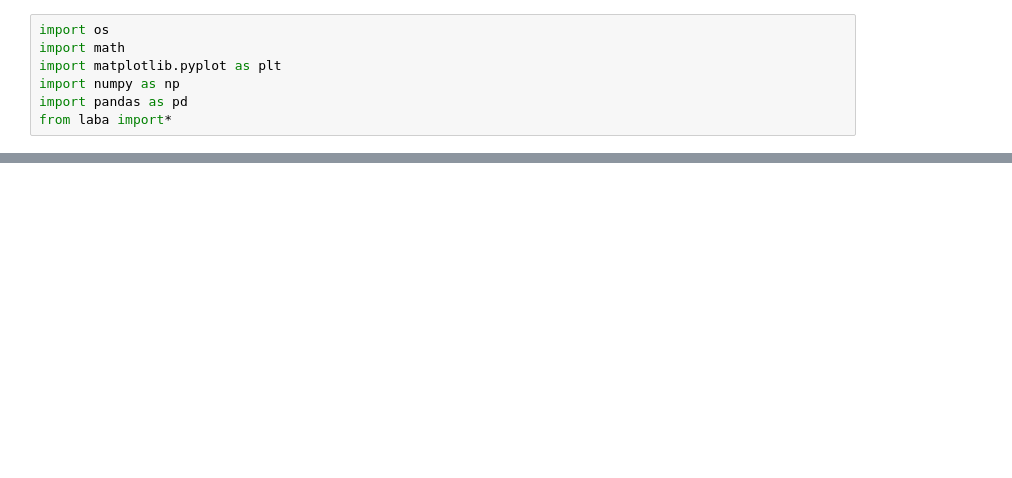
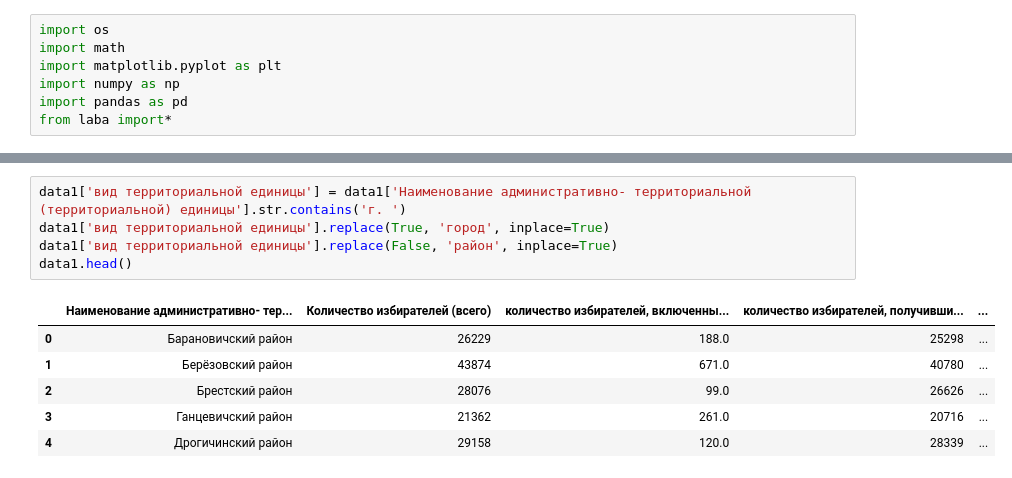
Before and after one commit to Claptar/smth-interesting-mb-, a Jupyter notebook: narodzets/narodzec.ipynb, the cells around one changed output, grey strips where cells are left out. Cells and saved outputs as stored; diff of their text form; blank space fills up the shorter version.

```diff
--- a/narodzets/narodzec.ipynb
+++ b/narodzets/narodzec.ipynb
@@ -45,2 +31,14 @@ data2
+# %%
+data1['вид территориальной единицы'] = data1['Наименование административно- территориальной (территориальной) единицы'].str.contains('г. ')
+data1['вид территориальной единицы'].replace(True, 'город', inplace=True)
+data1['вид территориальной единицы'].replace(False, 'район', inplace=True)
+data1.head()
+# %% [output]
+|  | Наименование административно- тер... | Количество избирателей (всего) | количество избирателей, включенны... | количество избирателей, получивши... | ... |
+| 0 | Барановичский район | 26229 | 188.0 | 25298 | ... |
+| 1 | Берёзовский район | 43874 | 671.0 | 40780 | ... |
+| 2 | Брестский район | 28076 | 99.0 | 26626 | ... |
+| 3 | Ганцевичский район | 21362 | 261.0 | 20716 | ... |
+| 4 | Дрогичинский район | 29158 | 120.0 | 28339 | ... |
 # %%
 import plotly.express as px
```
Also changed, not shown: parts of 3 cells of this notebook, 1 other file.
